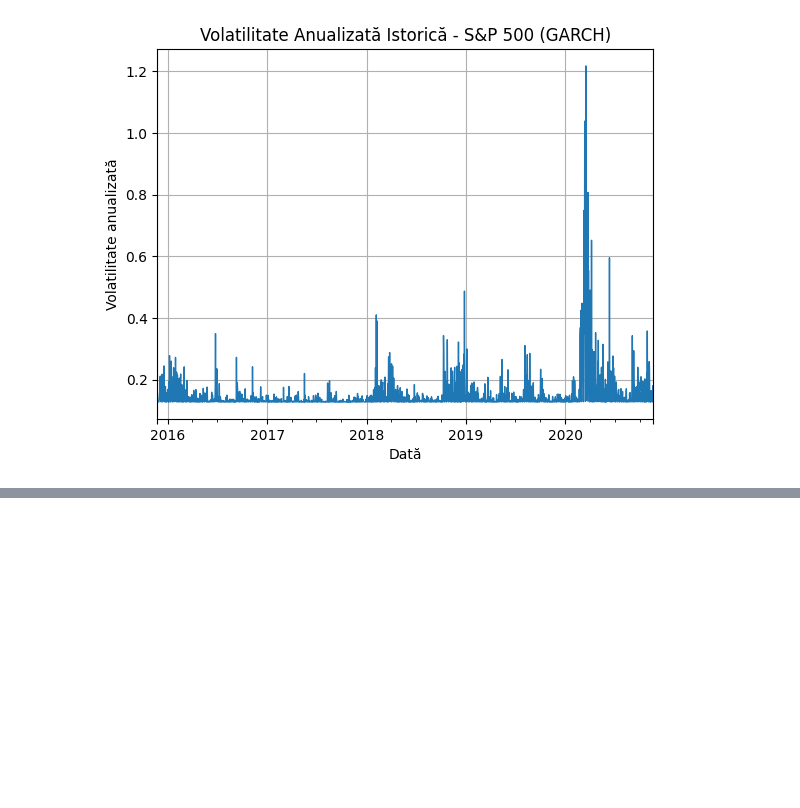
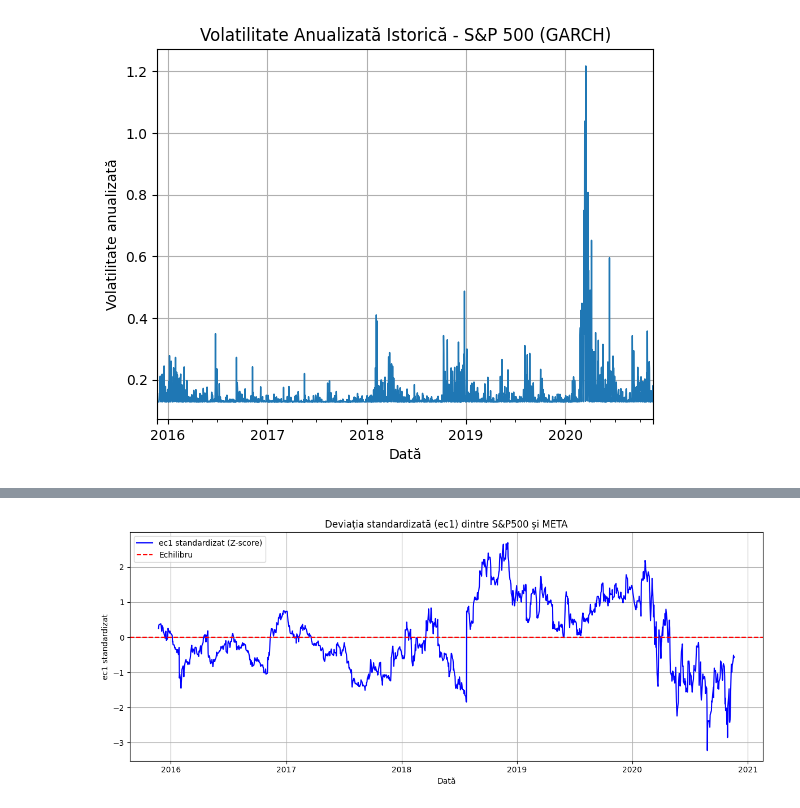
Before and after one commit to BogdanT54/Serii-de-Timp, a Jupyter notebook: Analiza_S&P500_(Proiect_Serii_Timp).ipynb, the cells around one changed output, grey strips where cells are left out. Saved outputs shown, nothing was run; the diff lists cells and outputs as text; code cells hidden in the pictures; blank space fills up the shorter version.

```diff
--- a/Analiza_S&P500_(Proiect_Serii_Timp).ipynb
+++ b/Analiza_S&P500_(Proiect_Serii_Timp).ipynb
@@ -577,0 +599,4 @@ plt.show()
+# %%
+#Descarc datele OHLC pentru ticker-ul META (Perioada similara cu cea a S&P500 din csv)
+meta = yf.download('META', start='2015-11-23', end='2020-11-20', interval='1d')
+meta.head()
@@ -577,0 +626,14 @@ plt.show()
+# %%
+from statsmodels.tsa.vector_ar.vecm import coint_johansen
+
+# Combinăm seriile într-un DataFrame
+data = pd.concat([sp500['Close'], meta['Close']], axis=1)
+data.columns = ['sp500', 'meta']
+data.dropna(inplace=True)
+
+# Testul Johansen
+johansen_test = coint_johansen(data, det_order=0, k_ar_diff=1)
+
+# Statistici de test și valori critice
+print('Statistici de test:', johansen_test.lr1)
+print('Valori critice (95%):', johansen_test.cvt[:, 1])
@@ -577,0 +674,20 @@ plt.show()
+# %%
+# Relația estimată direct pe datele originale
+ec1 = data['sp500'] - 9.7941 * data['meta']
+
+# Standardizăm ec1 (z-score) pentru vizualizare mai bună
+ec1_standardized = (ec1 - ec1.mean()) / ec1.std()
+
+# Plot standardizat
+plt.figure(figsize=(12, 5))
+plt.plot(data.index, ec1_standardized, label='ec1 standardizat (Z-score)', color='blue')
+plt.axhline(0, color='red', linestyle='--', label='Echilibru')
+plt.title('Deviația standardizată (ec1) dintre S&P500 și META')
+plt.xlabel('Dată')
+plt.ylabel('ec1 standardizat')
+plt.legend()
+plt.grid(True)
+plt.tight_layout()
+plt.show()
+# %% [output]
+[figure, added]
```
Also changed, not shown: parts of 8 cells of this notebook.
